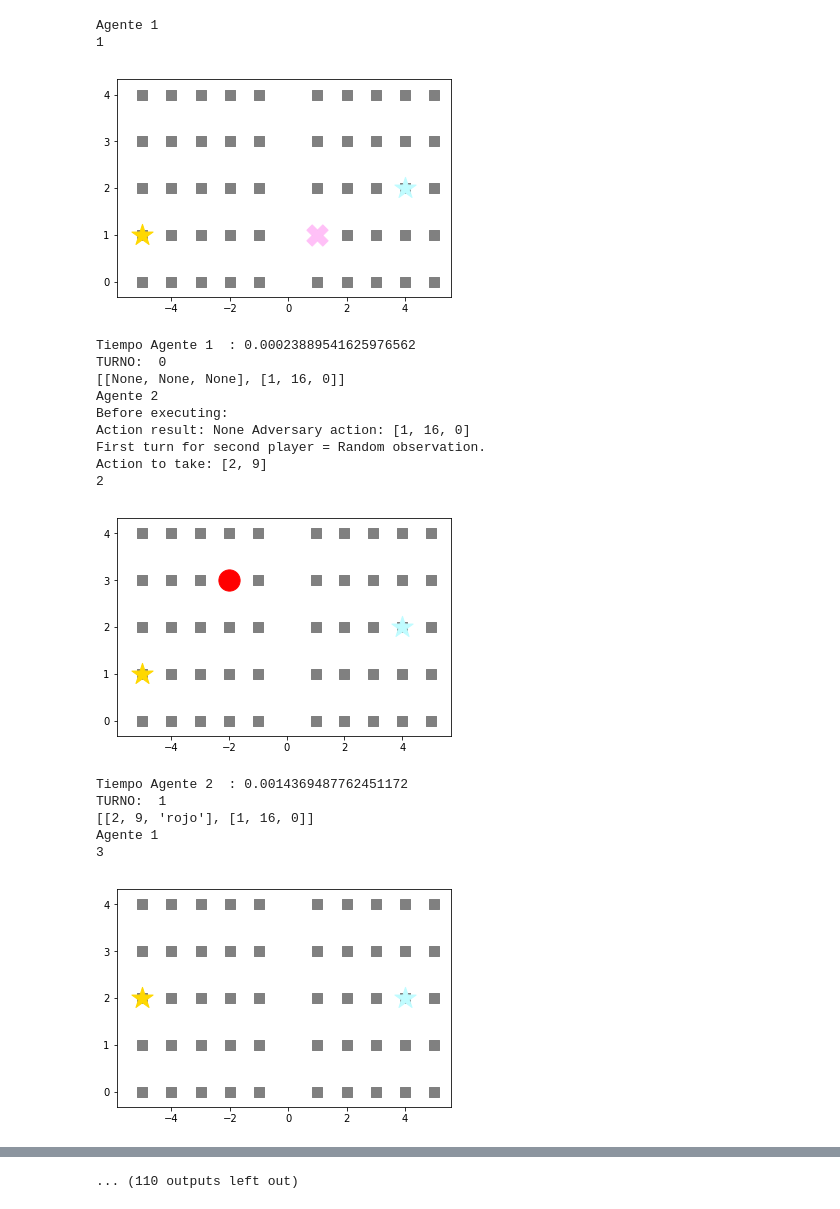
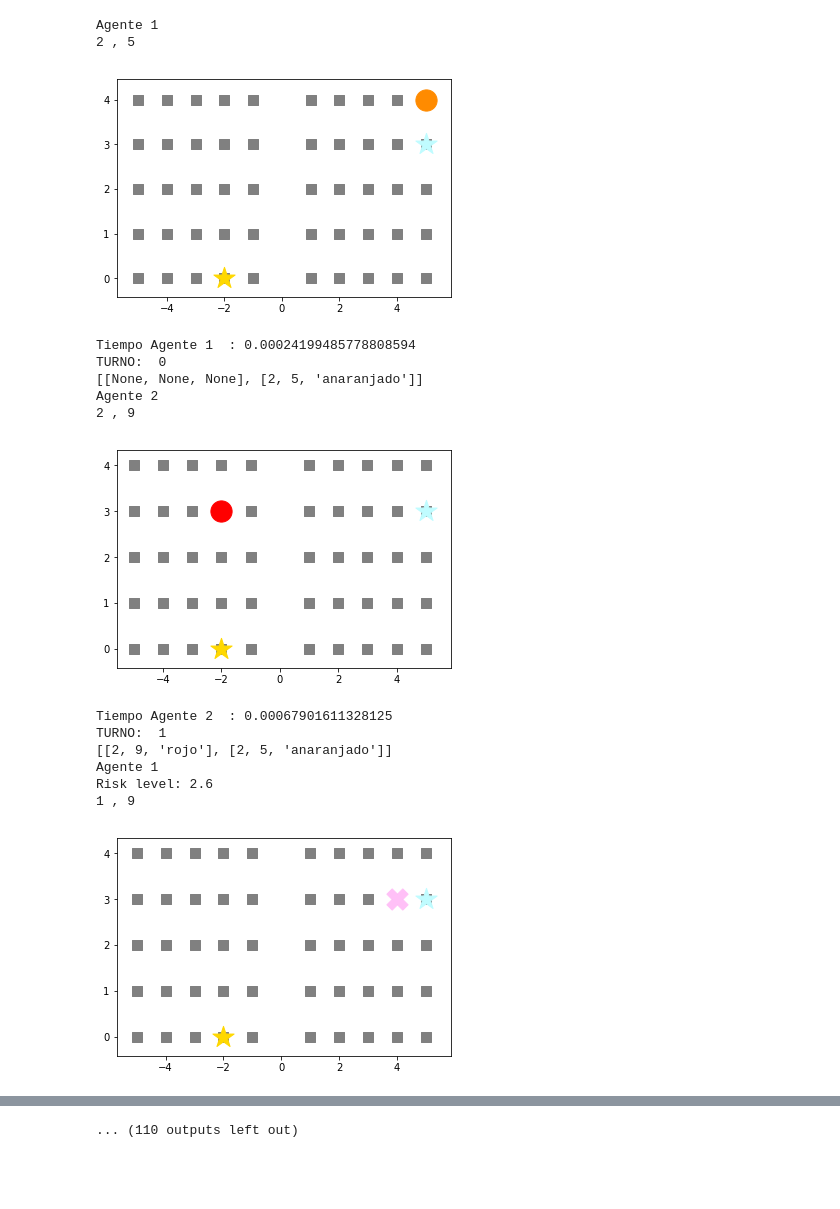
Before and after one commit to ibalejandro/ai_labs_estrellita_ai, a Jupyter notebook: Coco2.ipynb, the cells around one changed output, grey strips where cells are left out. Cells and saved outputs as stored; diff of their text form; code cells hidden in the pictures; blank space fills up the shorter version.

Commit message:
Cleaning the agent and adjusting the given star position to not be zero based.

```diff
--- a/Coco2.ipynb
+++ b/Coco2.ipynb
@@ -159,7 +159,7 @@ sensor = Sensor()
 resultado_accion = [None,None]
 accion_oponente = [[None,None,None],[None,None,None]]
 
-agente = AgenteAStar()
+agente1 = AgenteAStar()
 agente2 = AgenteAStar()
 
 
@@ -172,8 +172,8 @@ for i in range(turnos*2):
 
          #Para efectos del ejemplo genera una accion aleatoria, esta puede repetir lugar porque esta comentada la parte que lo chequea
 
-        [tipoAccion, parametroAccion] = Agente(jugadorActual, resultado_accion[jugadorActual-1], accion_oponente[jugadorActual-1], tableros[jugadorActual-1].PosEstrellita())
-        print(tipoAccion)
+        [tipoAccion, parametroAccion] = agente1.get_action_to_take(jugadorActual, resultado_accion[jugadorActual-1], accion_oponente[jugadorActual-1], tableros[jugadorActual-1].PosEstrellita())
+        print(tipoAccion, ",", parametroAccion)
         end = time.time()
     else:
         print("Agente",jugadorActual,"")
@@ -183,7 +183,7 @@ for i in range(turnos*2):
 
         [tipoAccion, parametroAccion] = agente2.get_action_to_take(jugadorActual, resultado_accion[jugadorActual-1], accion_oponente[jugadorActual-1], tableros[jugadorActual-1].PosEstrellita())
 
-        print(tipoAccion)
+        print(tipoAccion, ",", parametroAccion)
         end = time.time()
 
 
@@ -231,48 +231,45 @@ for i in range(turnos*2):
         pl.scatter(tableros[jugadorActual-1].x,tableros[jugadorActual-1].y, marker='s', s=size*100, color='grey')
         pl.scatter(tableros[jugadorActual%2].x,tableros[jugadorActual%2].y, marker='s', s=size*100, color='grey')
         pl.scatter(tableros[0].x[tableros[0].PosEstrellita()],tableros[0].y[tableros[0].PosEstrellita()], marker='*', s=size*500, color='#ffd800')
         pl.scatter(tableros[1].x[tableros[1].PosEstrellita()],tableros[1].y[tableros[1].PosEstrellita()], marker='*', s=size*500, color='#c0fcff')
 
         display.clear_output(wait=True)
         display.display(pl.gcf())
         print("Tiempo Agente",jugadorActual," :",end - start)
 
     print("TURNO: ",i)
     print(accion_oponente)
     time.sleep(1)
 
 
     #ACA SE CHEQUEARIA SI ALGUIEN GANO
     if jugadorActual == 1:
         if puntaje[0] >= ganar:
             print("GANO JUGADOR 1")
     else:
         if puntaje[1] >= ganar:
             print("GANO JUGADOR 2")
 
     #Cambio de jugados
     if (i+1)%2 == 0:
         jugadorActual = 1
     else:
         jugadorActual = 2
 print("PUNTAJE FINAL: ", puntaje)
 # %% [output]
 Agente 1
-1
+2 , 5
-[figure, old version]
+[figure, new version]
-Tiempo Agente 1  : 0.00023889541625976562
+Tiempo Agente 1  : 0.00024199485778808594
 TURNO:  0
-[[None, None, None], [1, 16, 0]]
+[[None, None, None], [2, 5, 'anaranjado']]
 Agente 2
-Before executing:
-Action result: None Adversary action: [1, 16, 0]
-First turn for second player = Random observation.
-Action to take: [2, 9]
-2
+2 , 9
-[figure, old version]
+[figure, new version]
-Tiempo Agente 2  : 0.0014369487762451172
+Tiempo Agente 2  : 0.00067901611328125
 TURNO:  1
-[[2, 9, 'rojo'], [1, 16, 0]]
+[[2, 9, 'rojo'], [2, 5, 'anaranjado']]
 Agente 1
-3
+Risk level: 2.6
+1 , 9
-[figure, old version]
+[figure, new version]
```
Also changed, not shown: parts of 1 cell of this notebook, 2 other files.
